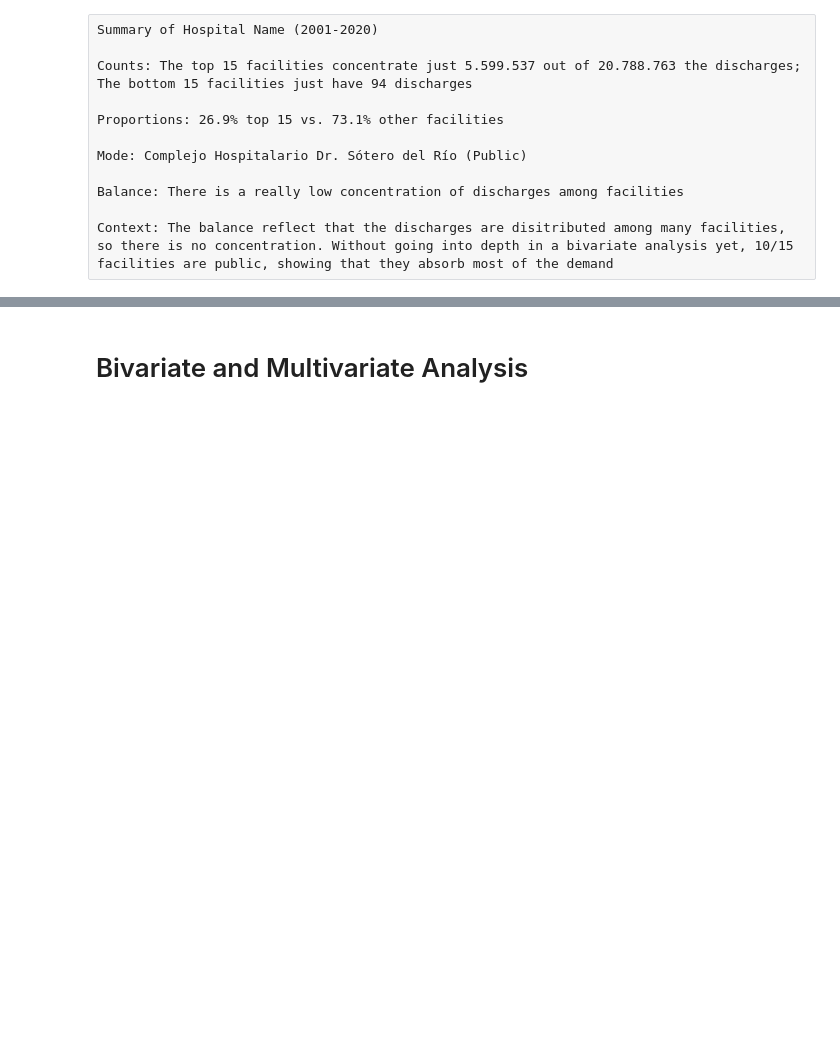
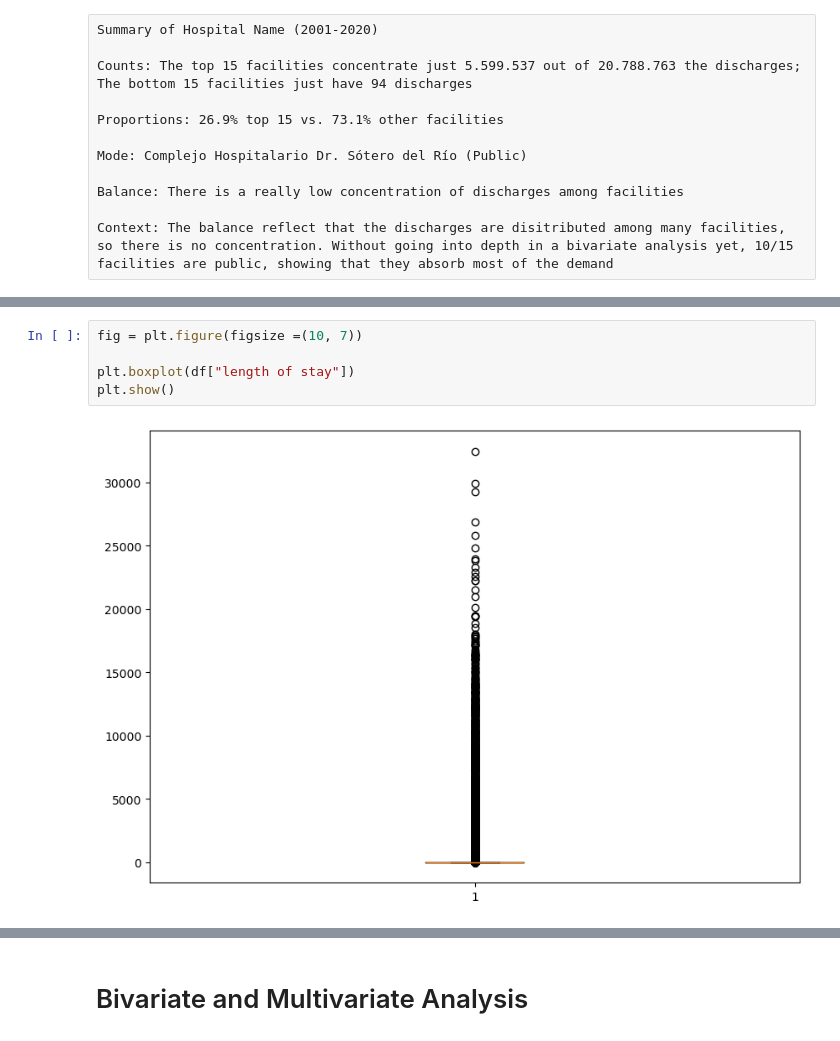
Before and after one commit to mirkopodunavak1996/EDAHospDischarges_Chile2001-2024, a Jupyter notebook: notebooks/General_Analysis_2001-2024.ipynb, the cells around one changed output, grey strips where cells are left out. Cells and saved outputs as stored; diff of their text form; blank space fills up the shorter version.

```diff
--- a/notebooks/General_Analysis_2001-2024.ipynb
+++ b/notebooks/General_Analysis_2001-2024.ipynb
@@ -547,0 +610,7 @@ Context: The balance reflect that the discharges are disitributed among many fac
+# %%
+fig = plt.figure(figsize =(10, 7))
+
+plt.boxplot(df["length of stay"])
+plt.show()
+# %% [output]
+[figure, added]
```
Also changed, not shown: parts of 27 cells of this notebook.
